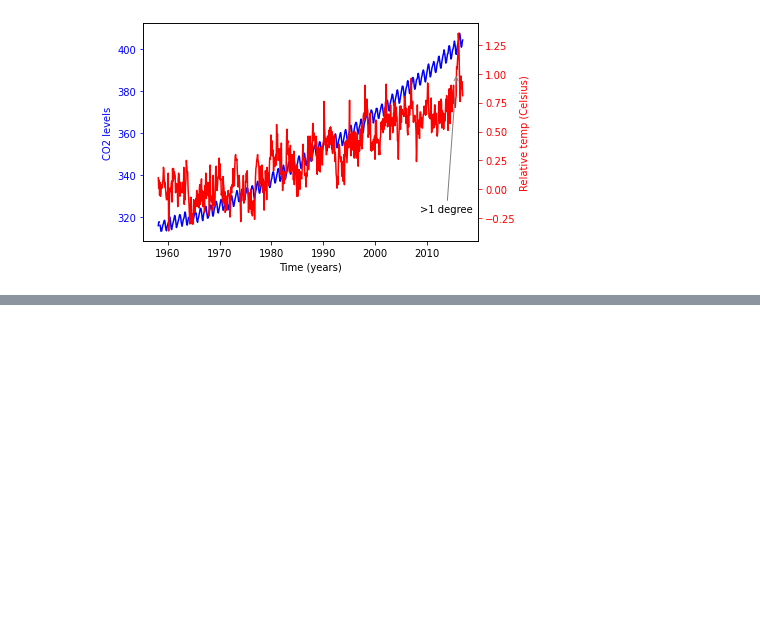
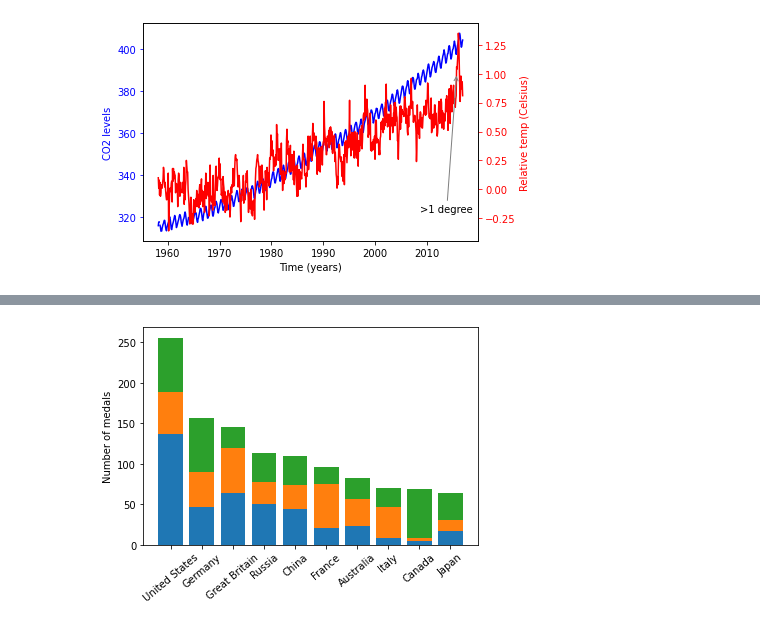
Before and after one commit to ishtiakrongon/Datacamp-Introduction_to_Data_Visualization_with_Matplotlib, a Jupyter notebook: Introduction to matplotlib.ipynb, the cells around one changed output, grey strips where cells are left out. Saved outputs shown, nothing was run; the diff lists cells and outputs as text; code cells hidden in the pictures; blank space fills up the shorter version.

```diff
--- a/Introduction to matplotlib.ipynb
+++ b/Introduction to matplotlib.ipynb
@@ -302,0 +309,2 @@ plt.show()
+# %%
+medals = pd.read_csv("D:/git_repositories/Datacamp-Introduction_to_Data_Visualization_with_Matplotlib/Datasets/medals_by_country_2016.csv", index_col = 0)
@@ -302,0 +353,26 @@ plt.show()
+# %%
+# Show bars of the index(rows)
+
+fig, ax = plt.subplots()
+
+ax.bar(
+    medals.index,
+    medals["Gold"]
+)
+ax.bar(
+    medals.index,
+    medals["Silver"],
+    bottom = medals["Gold"]
+)
+
+ax.bar(
+    medals.index, medals["Bronze"],
+    bottom = medals["Gold"] + medals["Silver"]
+)
+
+ax.set_xticklabels(medals.index, rotation = 40)
+ax.set_ylabel("Number of medals")
+
+plt.show()
+# %% [output]
+[figure, added]
```
Also changed, not shown: parts of 8 cells of this notebook.
